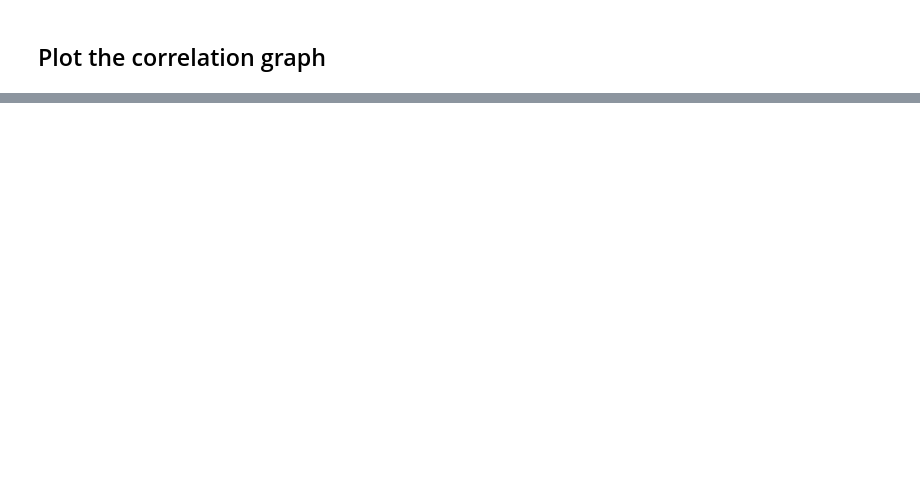
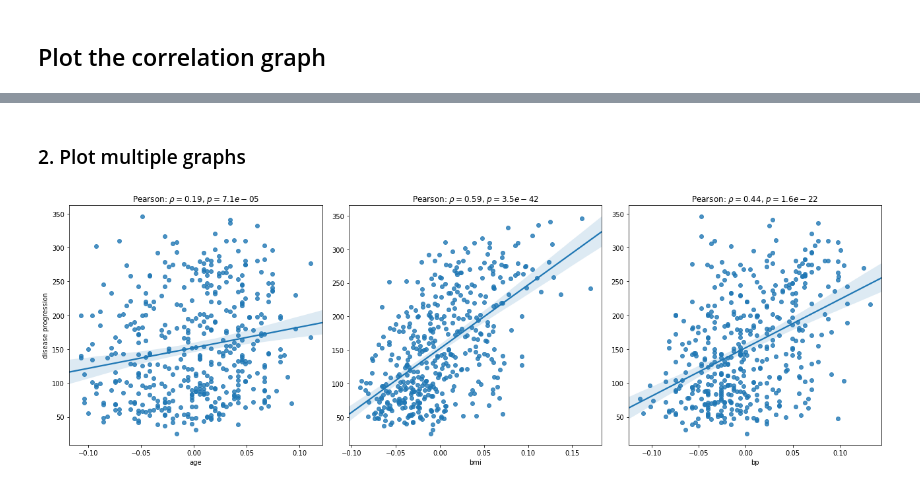
Before and after one commit to zgalaz/data-science-helpers, a Jupyter notebook: notebooks/correlation_notebook.ipynb, the cells around one changed output, grey strips where cells are left out. Drawn from its saved outputs; the diff is of its cells as text; code cells hidden in the pictures; blank space fills up the shorter version.

```diff
--- a/notebooks/correlation_notebook.ipynb
+++ b/notebooks/correlation_notebook.ipynb
@@ -46,0 +73,31 @@ plot_correlation(X_temp,
+# %% [markdown]
+### 2. Plot multiple graphs
+# %%
+from helpers.correlation.visualization import plot_correlation
+
+# Prepare the figure
+fig = plt.figure(figsize=(18, 6))
+
+# Plot the correlation graph for example features (age, bmi, dp)
+for vol, i in enumerate((0, 2, 3), 1):
+
+    # Get example feature
+    X_temp = X[:, i]
+    X_name = feature_names[i]
+
+    # Add the subplot (create axes)
+    ax = fig.add_subplot(1, 3, vol)
+
+    # Plot the correlation
+    plot_correlation(X_temp,
+                     y,
+                     corr_type="pearson",
+                     ax=ax,
+                     fig_show=False,
+                     save_as=None,
+                     x_label=X_name,
+                     y_label="disease progression" if i == 0 else "")
+
+plt.show()
+# %% [output]
+[figure, added]
```
Also changed, not shown: parts of 4 cells of this notebook.
